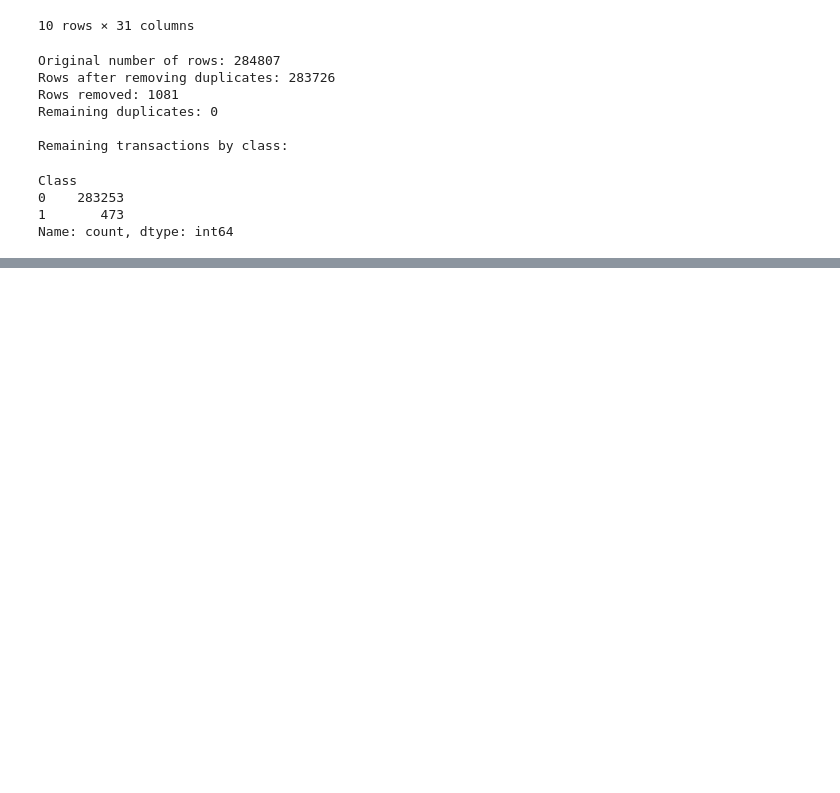
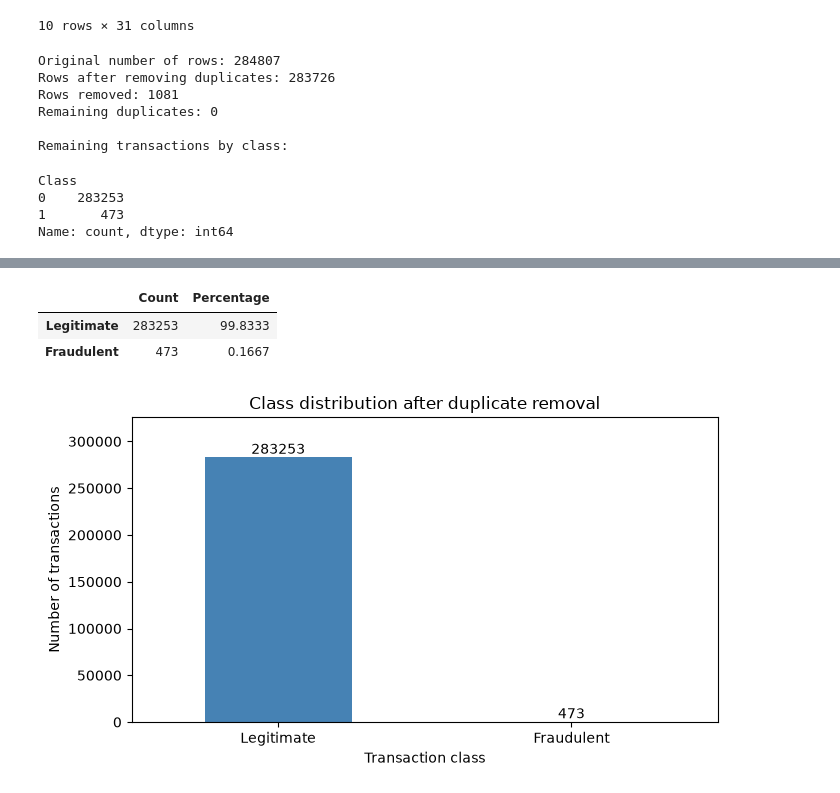
Before and after one commit to mahmoudalashkar/credit-card-fraud-detection, a Jupyter notebook: FraudShield.ipynb, the cells around one changed output, grey strips where cells are left out. Drawn from its saved outputs; the diff is of its cells as text; code cells hidden in the pictures; blank space fills up the shorter version.

Commit message:
Finished Part A- Data Understanding and Preprocessing

```diff
--- a/FraudShield.ipynb
+++ b/FraudShield.ipynb
@@ -171,0 +162,34 @@ Negative times: 0
+# %%
+class_counts = df_clean["Class"].value_counts().sort_index()
+
+class_summary = pd.DataFrame({
+    "Count": class_counts,
+    "Percentage": class_counts / len(df_clean) * 100
+})
+
+class_summary.index = ["Legitimate", "Fraudulent"]
+
+display(class_summary.round(4))
+
+ax = class_summary["Count"].plot(
+    kind="bar",
+    color=["steelblue", "firebrick"],
+    figsize=(7, 4),
+    rot=0
+)
+
+ax.set_title("Class distribution after duplicate removal")
+ax.set_xlabel("Transaction class")
+ax.set_ylabel("Number of transactions")
+
+for container in ax.containers:
+    ax.bar_label(container, fmt="%.0f")
+
+ax.margins(y=0.15)
+plt.tight_layout()
+plt.show()
+# %% [output]
+|  | Count | Percentage |
+| Legitimate | 283253 | 99.8333 |
+| Fraudulent | 473 | 0.1667 |
+[figure, added]
```
Also changed, not shown: parts of 11 cells of this notebook.
